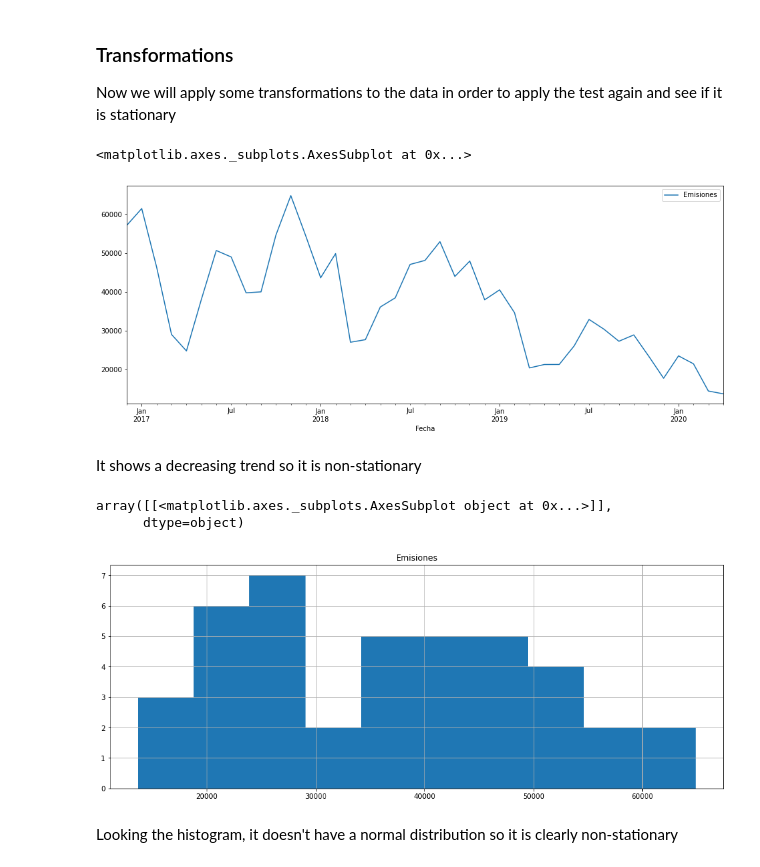
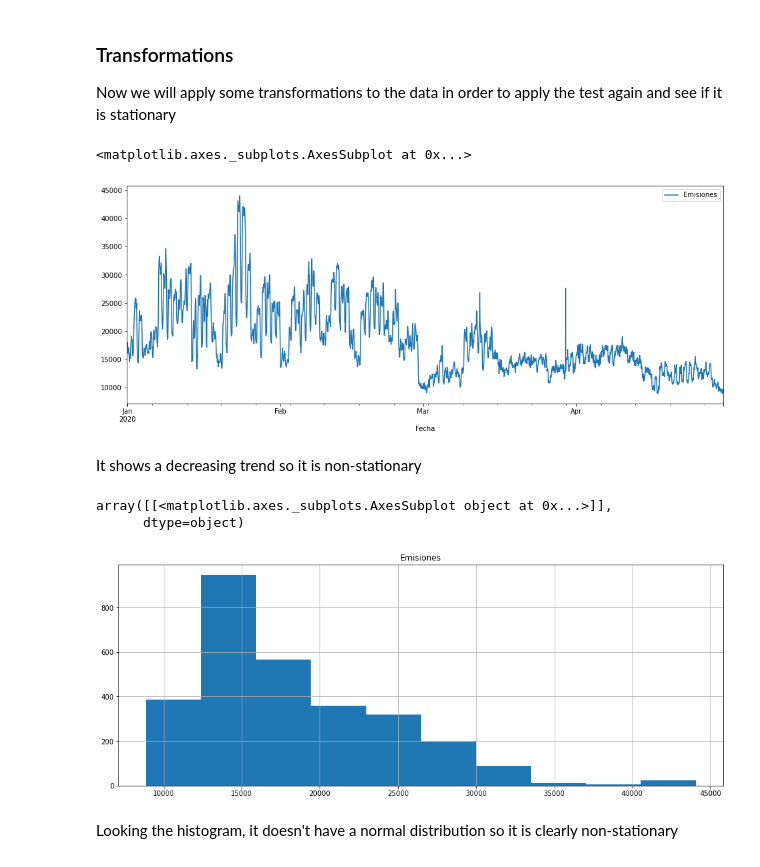
Before and after one commit to hectorLop/CO2_emissions_forecast, a Jupyter notebook: CO2_feature_engineering_and_visualization.ipynb, the cells around one changed output. Drawn from its saved outputs; the diff is of its cells as text; code cells hidden in the pictures.

```diff
--- a/CO2_feature_engineering_and_visualization.ipynb
+++ b/CO2_feature_engineering_and_visualization.ipynb
@@ -181,7 +182,9 @@ to perform the following tasks:
 - Convert 'Fecha' column to datetime object
 - Set 'Fecha' column as the new index
 - Sort the dataset by DateTime Index
+# %%
+preparator = CO2DataPreparation()
 # %%
 # This function perform the tasks above
-dataset_by_10_minutes = pre.prepare_timeseries_dataset(dataset_by_10_minutes, 0)
-dataset_by_hour = pre.prepare_timeseries_dataset(dataset_by_hour, 0)
+#dataset_by_10_minutes = pre.prepare_timeseries_dataset(dataset_by_10_minutes, 0)
+dataset_by_hour = preparator.prepare_timeseries_dataset(dataset_by_hour, "Fecha")
@@ -187,0 +201,2 @@ dataset_by_hour = pre.prepare_timeseries_dataset(dataset_by_hour, 0)
+# %%
+dataset_by_hour = preparator.change_frequency(dataset_by_hour, "H")
@@ -346,3 +373,5 @@ pyplot.show()
+# %%
+dataset_to_analyze = dataset_by_hour.copy()
 # %% [markdown]
 ## Stationary Test (Dickey-Fuller Test)
 The Dickey-Fuller Test is a type of unit root test. The intuition vehind is that it determines how strongly a time series is defined by a trend.
@@ -388,18 +417,18 @@ Now we will apply some transformations to the data in order to apply the test ag
 # %%
 pyplot.rcParams['figure.figsize']=(16, 6)
 # line plot
-dataset_by_month.plot()
+dataset_to_analyze.plot()
 # %% [output]
 <matplotlib.axes._subplots.AxesSubplot at 0x...>
-[figure, old version]
+[figure, new version]
 # %% [markdown]
 It shows a decreasing trend so it is non-stationary
 # %%
-dataset_by_month.hist()
+dataset_to_analyze.hist()
 # %% [output]
 array([[<matplotlib.axes._subplots.AxesSubplot object at 0x...>]],
       dtype=object)
-[figure, old version]
+[figure, new version]
 # %% [markdown]
 Looking the histogram, it doesn't have a normal distribution so it is clearly non-stationary
 # %%
```
Also changed, not shown: parts of 35 cells of this notebook.
